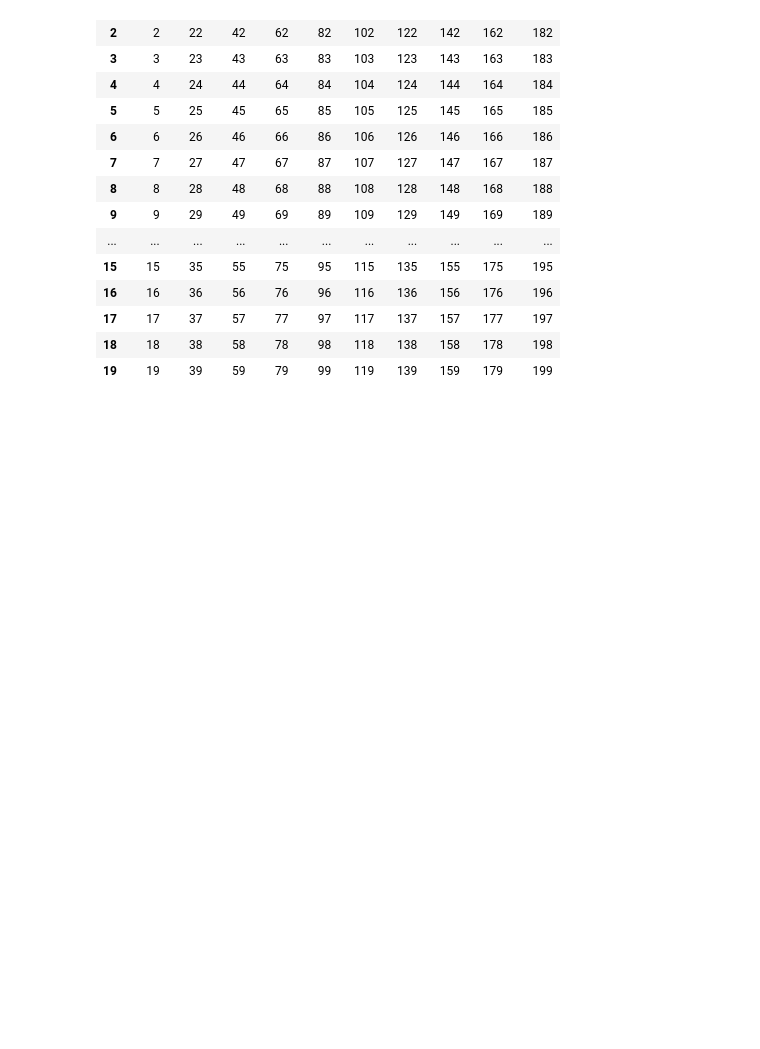
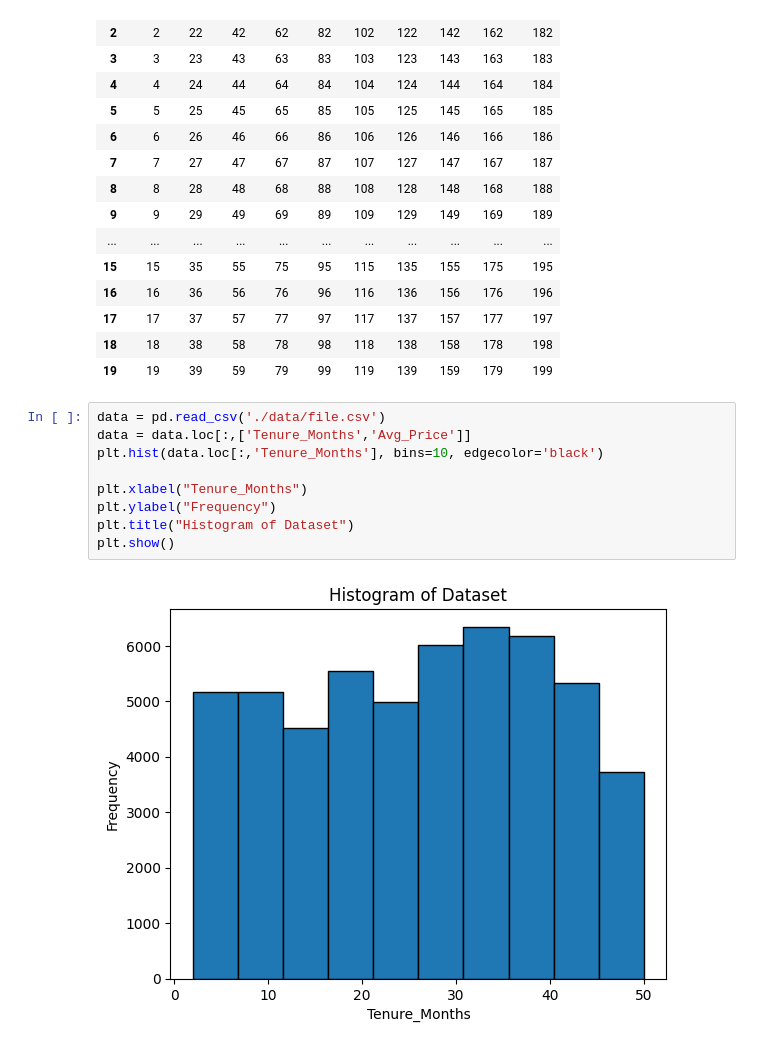
Before and after one commit to tushar-19459/Graph-Project, a Jupyter notebook: histogram.ipynb, the cells around one changed output. Cells and saved outputs as stored; diff of their text form; blank space fills up the shorter version.

```diff
--- a/histogram.ipynb
+++ b/histogram.ipynb
@@ -165,3 +165,14 @@ new_df
 | 17 | 17 | 37 | 57 | 77 | 97 | 117 | 137 | 157 | 177 | 197 |
 | 18 | 18 | 38 | 58 | 78 | 98 | 118 | 138 | 158 | 178 | 198 |
 | 19 | 19 | 39 | 59 | 79 | 99 | 119 | 139 | 159 | 179 | 199 |
+# %%
+data = pd.read_csv('./data/file.csv')
+data = data.loc[:,['Tenure_Months','Avg_Price']]
+plt.hist(data.loc[:,'Tenure_Months'], bins=10, edgecolor='black')
+
+plt.xlabel("Tenure_Months")
+plt.ylabel("Frequency")
+plt.title("Histogram of Dataset")
+plt.show()
+# %% [output]
+[figure, added]
```
Also changed, not shown: parts of 5 cells of this notebook, 6 other files.
